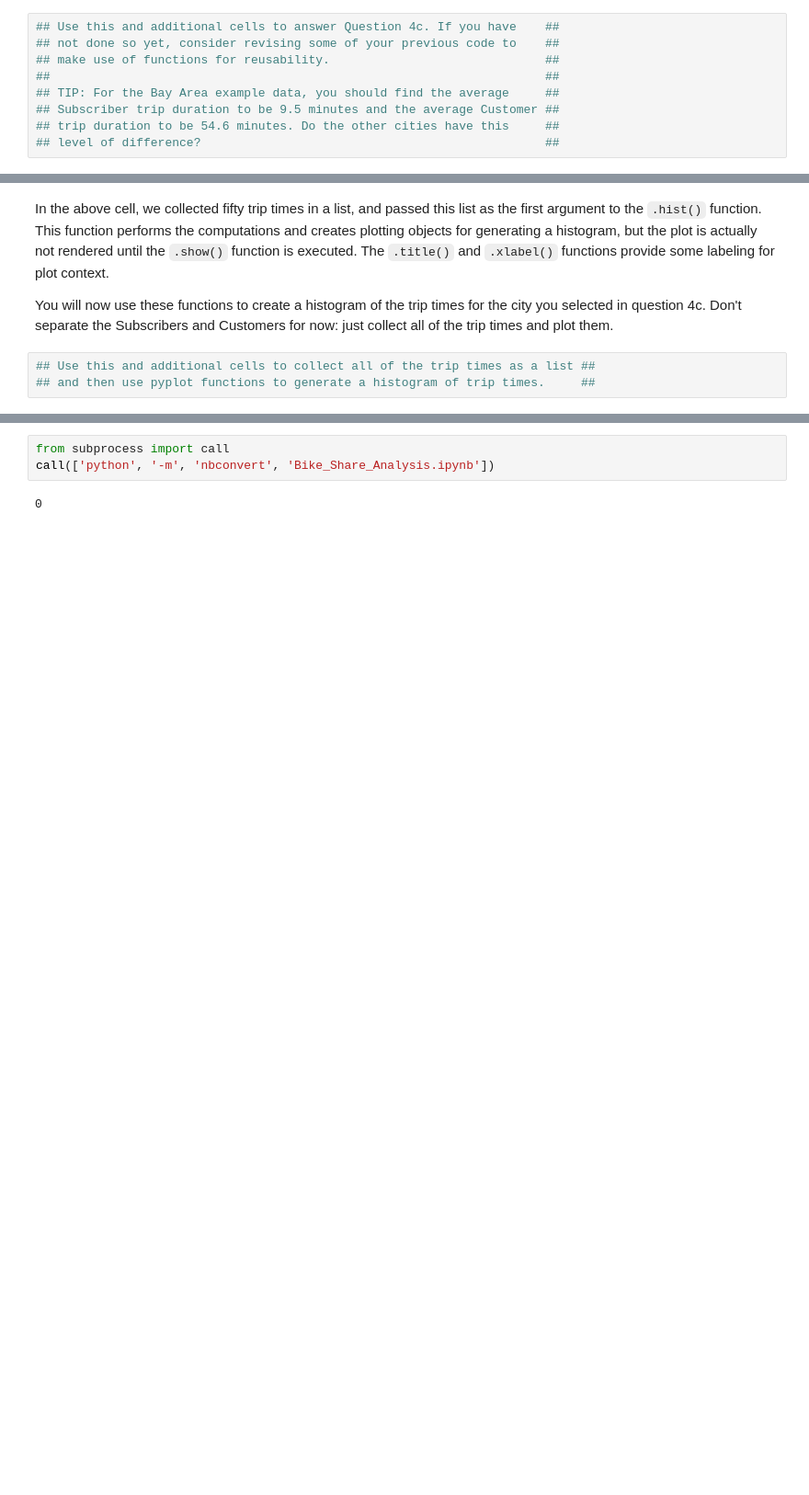
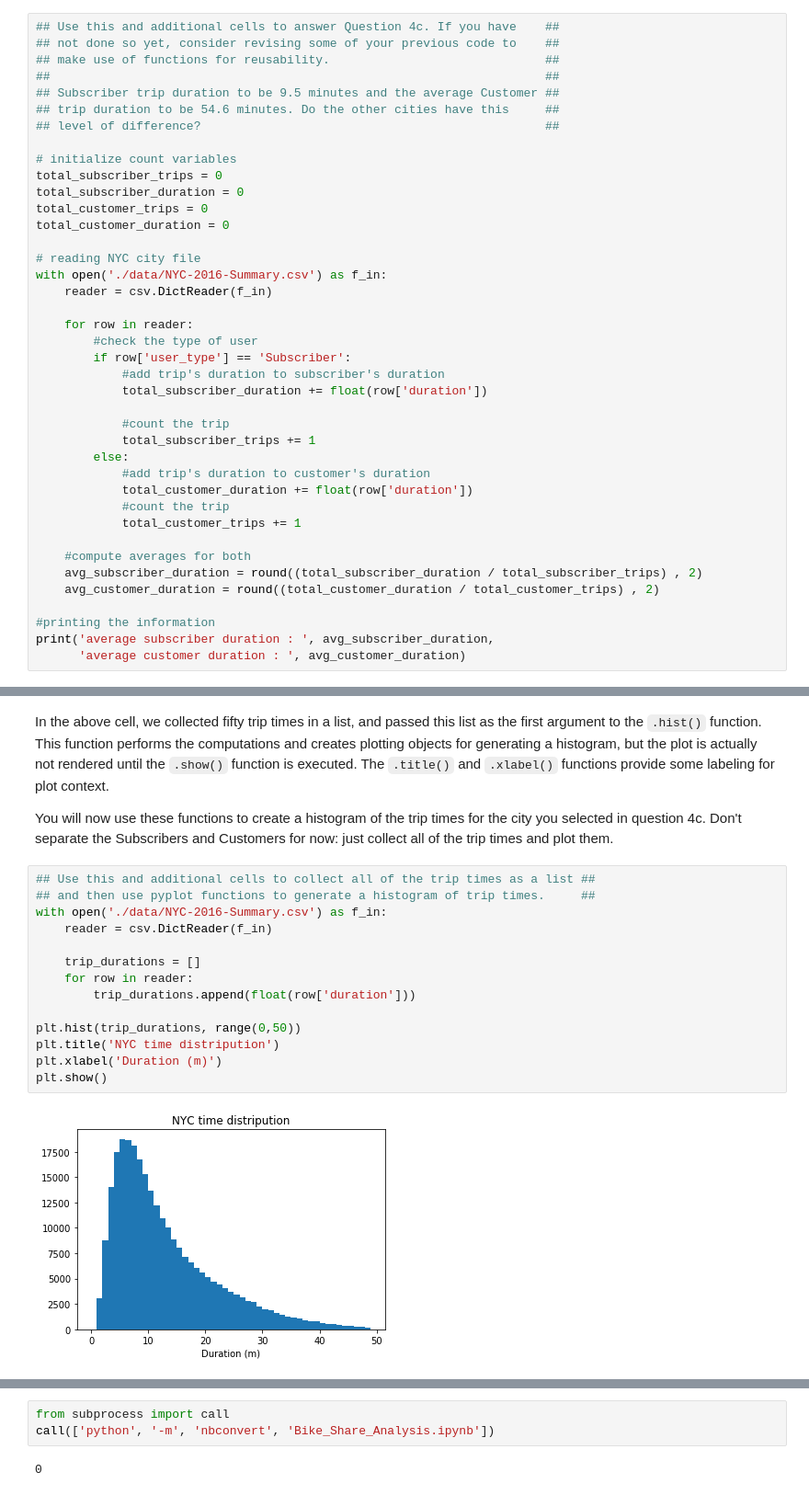
Before and after one commit to srap5664/Explore-US-BikeShare-Data, a Jupyter notebook: Bike_Share_Analysis.ipynb, the cells around one changed output, grey strips where cells are left out. Shown at 92% size. Saved outputs shown, nothing was run; the diff lists cells and outputs as text; blank space fills up the shorter version.

```diff
--- a/Bike_Share_Analysis.ipynb
+++ b/Bike_Share_Analysis.ipynb
@@ -406,7 +427,38 @@ Now, you will write your own code to continue investigating properties of the da
 ## not done so yet, consider revising some of your previous code to    ##
 ## make use of functions for reusability.                              ##
 ##                                                                     ##
-## TIP: For the Bay Area example data, you should find the average     ##
 ## Subscriber trip duration to be 9.5 minutes and the average Customer ##
 ## trip duration to be 54.6 minutes. Do the other cities have this     ##
 ## level of difference?                                                ##
+
+# initialize count variables
+total_subscriber_trips = 0
+total_subscriber_duration = 0
+total_customer_trips = 0
+total_customer_duration = 0
+
+# reading NYC city file
+with open('./data/NYC-2016-Summary.csv') as f_in:
+    reader = csv.DictReader(f_in)
+
+    for row in reader:
+        #check the type of user
+        if row['user_type'] == 'Subscriber':
+            #add trip's duration to subscriber's duration
+            total_subscriber_duration += float(row['duration'])
+
+            #count the trip
+            total_subscriber_trips += 1
+        else:
+            #add trip's duration to customer's duration
+            total_customer_duration += float(row['duration'])
+            #count the trip
+            total_customer_trips += 1
+
+    #compute averages for both
+    avg_subscriber_duration = round((total_subscriber_duration / total_subscriber_trips) , 2)
+    avg_customer_duration = round((total_customer_duration / total_customer_trips) , 2)
+
+#printing the information
+print('average subscriber duration : ', avg_subscriber_duration,
+      'average customer duration : ', avg_customer_duration)
@@ -441,6 +495,19 @@ You will now use these functions to create a histogram of the trip times for the
 # %%
 ## Use this and additional cells to collect all of the trip times as a list ##
 ## and then use pyplot functions to generate a histogram of trip times.     ##
+with open('./data/NYC-2016-Summary.csv') as f_in:
+    reader = csv.DictReader(f_in)
+
+    trip_durations = []
+    for row in reader:
+        trip_durations.append(float(row['duration']))
+
+plt.hist(trip_durations, range(0,50))
+plt.title('NYC time distripution')
+plt.xlabel('Duration (m)')
+plt.show()
+# %% [output]
+[figure, added]
 # %% [markdown]
 If you followed the use of the `.hist()` and `.show()` functions exactly like in the example, you're probably looking at a plot that's completely unexpected. The plot consists of one extremely tall bar on the left, maybe a very short second bar, and a whole lot of empty space in the center and right. Take a look at the duration values on the x-axis. This suggests that there are some highly infrequent outliers in the data. Instead of reprocessing the data, you will use additional parameters with the `.hist()` function to limit the range of data that is plotted. Documentation for the function can be found [[here]](https://matplotlib.org/devdocs/api/_as_gen/matplotlib.pyplot.hist.html#matplotlib.pyplot.hist).
 
```
Also changed, not shown: parts of 26 cells of this notebook, 5 other files.
